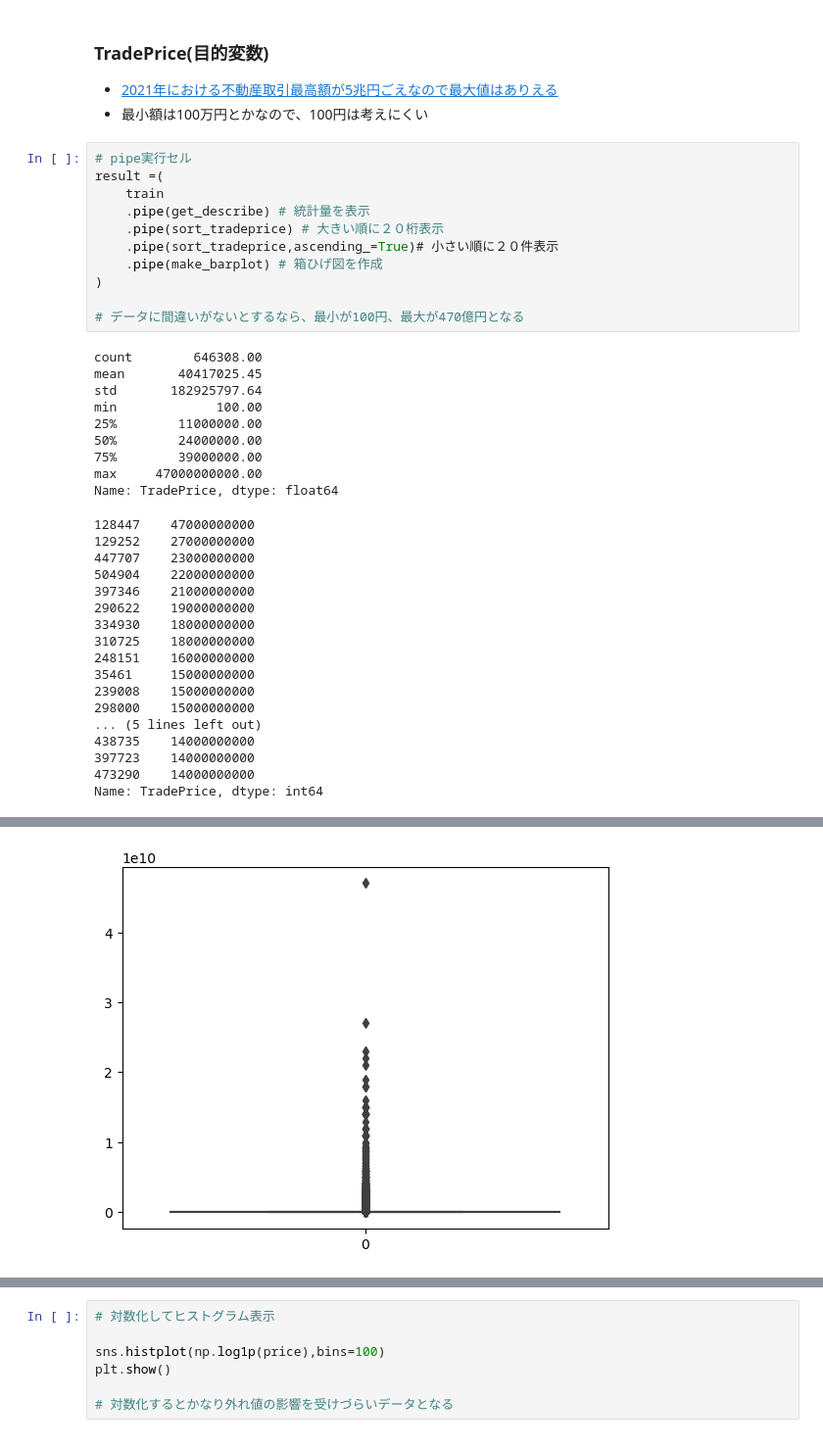
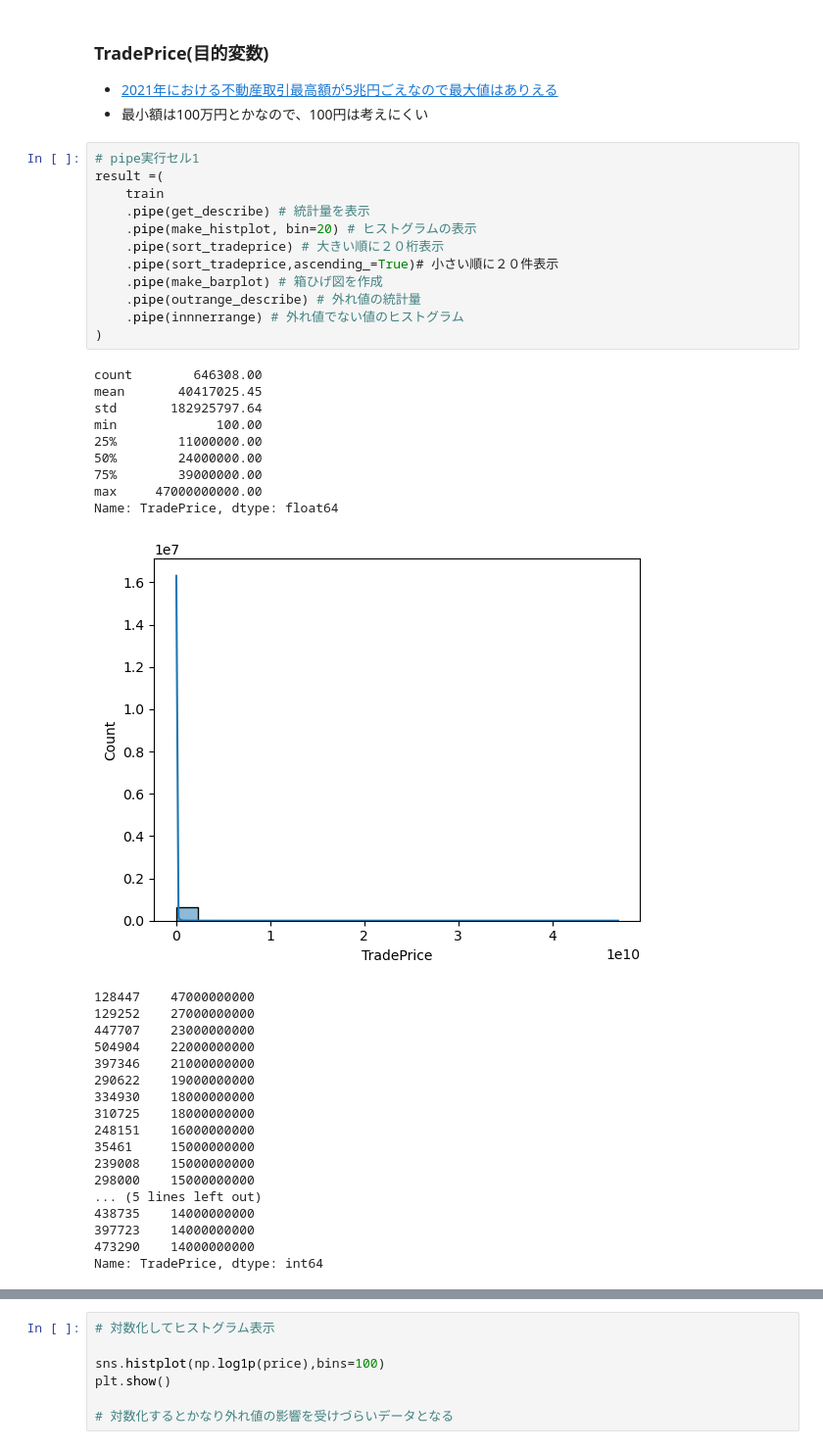
Before and after one commit to halandS/sep_escompe, a Jupyter notebook: estyle_compe.ipynb, the cells around one changed output, grey strips where cells are left out. Shown at 98% size. Drawn from its saved outputs; the diff is of its cells as text.

```diff
--- a/estyle_compe.ipynb
+++ b/estyle_compe.ipynb
@@ -164,26 +218,28 @@ None
 * [2021年における不動産取引最高額が5兆円ごえなので最大値はありえる](https://www.nli-research.co.jp/report/detail/id=71296?site=nli)
 * 最小額は100万円とかなので、100円は考えにくい
 # %%
-# pipe実行セル
+# pipe実行セル1
 result =(
     train
     .pipe(get_describe) # 統計量を表示
+    .pipe(make_histplot, bin=20) # ヒストグラムの表示
     .pipe(sort_tradeprice) # 大きい順に２０桁表示
     .pipe(sort_tradeprice,ascending_=True)# 小さい順に２０件表示
     .pipe(make_barplot) # 箱ひげ図を作成
+    .pipe(outrange_describe) # 外れ値の統計量
+    .pipe(innnerrange) # 外れ値でない値のヒストグラム
 )
-
-# データに間違いがないとするなら、最小が100円、最大が470億円となる
 # %% [output]
 count        646308.00
 mean       40417025.45
 std       182925797.64
 min             100.00
 25%        11000000.00
 50%        24000000.00
 75%        39000000.00
 max     47000000000.00
 Name: TradePrice, dtype: float64
+[figure, new version]
 128447    47000000000
 129252    27000000000
 447707    23000000000
@@ -218,4 +274,3 @@ Name: TradePrice, dtype: int64
 327157    1000
 178713    1000
 Name: TradePrice, dtype: int64
-[figure, old version]
```
Also changed, not shown: parts of 10 cells of this notebook, 1 other file.
